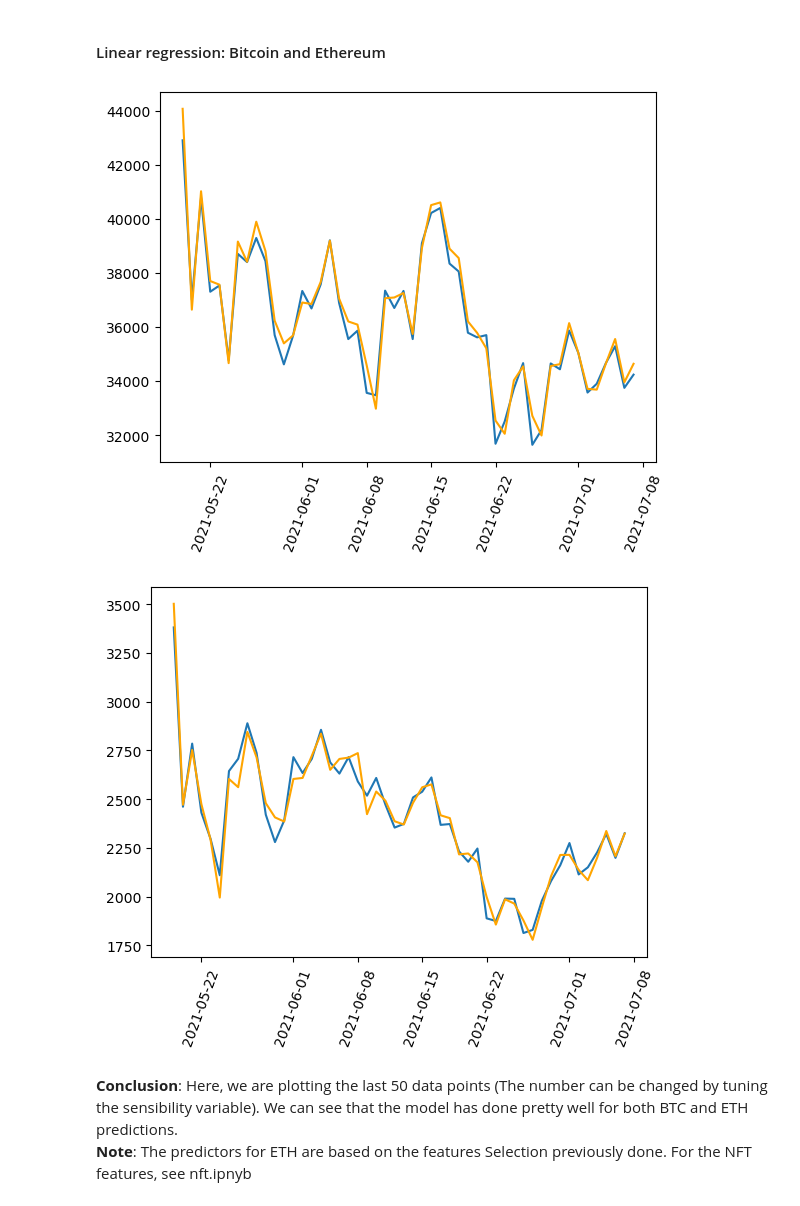
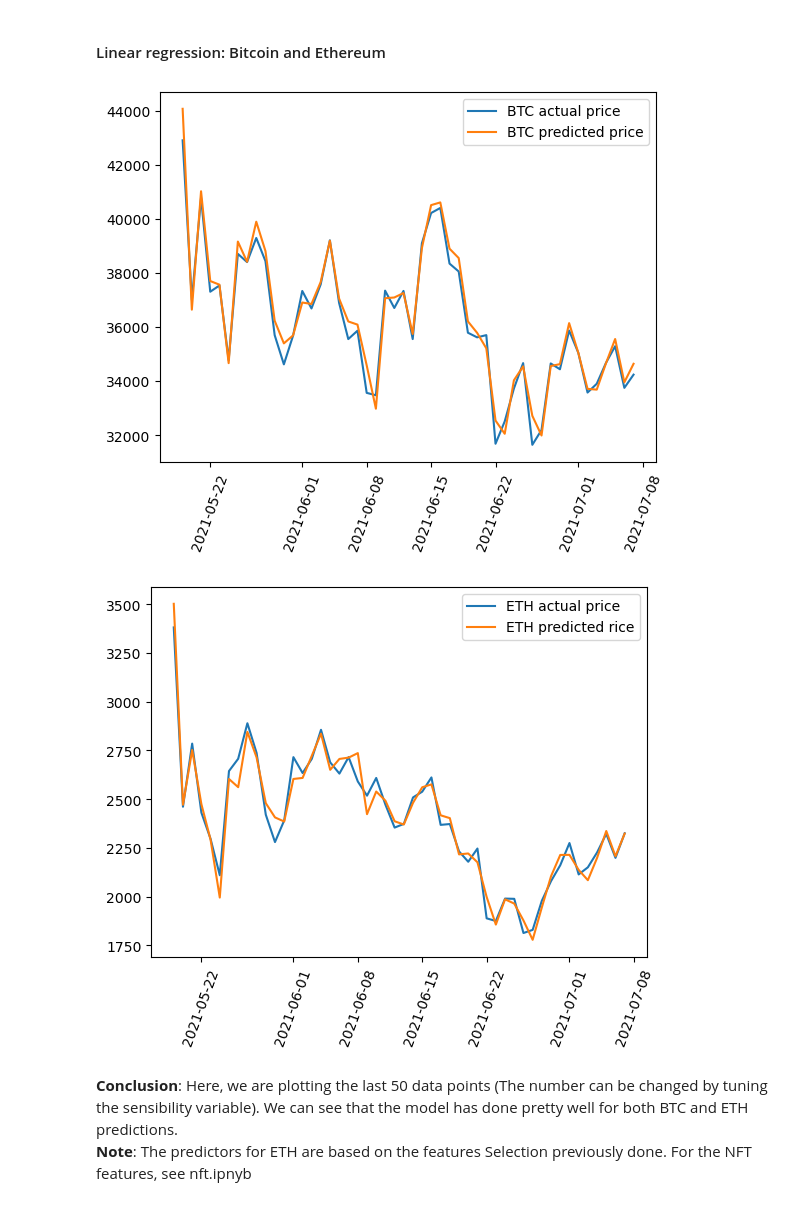
Before and after one commit to nexxusss/cryptocurrency_predict, a Jupyter notebook: main.ipynb, the cells around one changed output. Saved outputs shown, nothing was run; the diff lists cells and outputs as text; code cells hidden in the pictures.

```diff
--- a/main.ipynb
+++ b/main.ipynb
@@ -74,20 +77,21 @@ Conclusion: with this selection we can have a clear idea of what are the best fe
 # %%
 Bitcoin_data = pd.read_csv('resources/coin_Bitcoin.csv',index_col = ['Date'], parse_dates=True)
 X = Bitcoin_data.drop('Close', axis=1).drop(['SNo', 'Name', 'Symbol'], axis=1)
 Y = Bitcoin_data['Close']
 Btc_model = LinearRegression().fit(X[['High', 'Low', 'Open', 'Marketcap']], Y)
 y_predict = Btc_model.predict(X[['High', 'Low', 'Open', 'Marketcap']])
 
 Bitcoin_data['Prediction'] = y_predict
 
 sensibility = 50
-data = Eth_data.tail(sensibility)
-plt.plot(data.index, data['Close'])
-plt.plot(data.index, data['Prediction'], color='orange')
+data = Bitcoin_data.tail(sensibility)
+plt.plot(data.index, data['Close'], label='BTC actual price')
+plt.plot(data.index, data['Prediction'], label='BTC predicted price')
 plt.xticks(rotation=70)
+plt.legend()
 plt.show()
 # %% [output]
-[figure, old version]
+[figure, new version]
 # %%
 Eth_data = pd.read_csv('resources/coin_Ethereum.csv',index_col = ['Date'], parse_dates=True)
 X = Eth_data.drop('Close', axis=1).drop(['SNo', 'Name', 'Symbol'], axis=1)
@@ -99,12 +103,13 @@ Eth_data['Prediction'] = y_predict
 
 sensibility = 50
 data = Eth_data.tail(sensibility)
-plt.plot(data.index, data['Close'])
-plt.plot(data.index, data['Prediction'], color='orange')
+plt.plot(data.index, data['Close'], label='ETH actual price')
+plt.plot(data.index, data['Prediction'], label='ETH predicted rice')
 plt.xticks(rotation=70)
+plt.legend()
 plt.show()
 # %% [output]
-[figure, old version]
+[figure, new version]
 # %% [markdown]
 **Conclusion**: Here, we are plotting the last 50 data points (The number can be changed by tuning the sensibility variable). We can see that the model has done pretty well for both BTC and ETH predictions.<br>
 **Note**: The predictors for ETH are based on the features Selection previously done. For the NFT features, see nft.ipnyb
```
Also changed, not shown: parts of 1 cell of this notebook, 1 other file.
